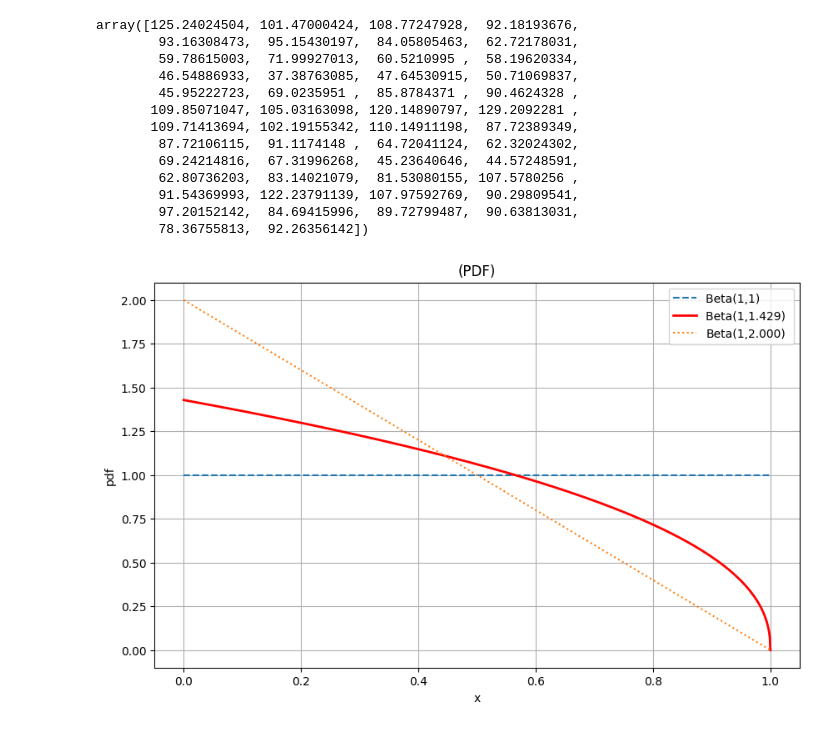
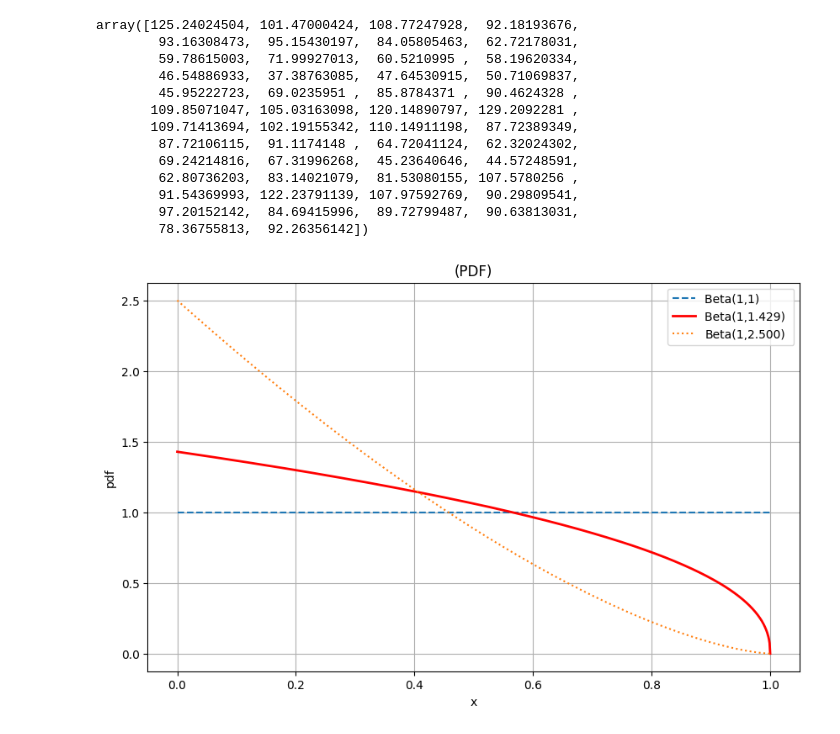
Before and after one commit to Silver439/Pilot, a Jupyter notebook: group_generate.ipynb, the cells around one changed output. Drawn from its saved outputs; the diff is of its cells as text; code cells hidden in the pictures.

```diff
--- a/group_generate.ipynb
+++ b/group_generate.ipynb
@@ -228,32 +228,30 @@ array([125.24024504, 101.47000424, 108.77247928,  92.18193676,
 # %%
 import numpy as np
 import matplotlib.pyplot as plt
 from scipy.stats import beta
 
-# 设置参数
 a = 1
-b = 1/0.7  # ≈1.428
-c = 1/0.5  # ≈1.428
+b = 1/0.7
+c = 1/0.4
 
-# 生成x轴数据
 x = np.linspace(0, 1, 1000)
 
 # 计算不同参数下的Beta分布PDF
-y1 = beta.pdf(x, a=1, b=1)          # 均匀分布
-y2 = beta.pdf(x, a=1, b=b)      # 函数中使用的参数
-y3 = beta.pdf(x, a=1, b=c)        # 对比案例：b<1
+y1 = beta.pdf(x, a=1, b=1)
+y2 = beta.pdf(x, a=1, b=b)
+y3 = beta.pdf(x, a=1, b=c)
 
 # 绘制图形
 plt.figure(figsize=(10, 6))
 plt.plot(x, y1, label='Beta(1,1) ', linestyle='--')
 plt.plot(x, y2, label=f'Beta(1,{b:.3f}) ', linewidth=2, color='red')
 plt.plot(x, y3, label=f'Beta(1,{c:.3f})', linestyle=':')
 
 plt.title('(PDF)')
 plt.xlabel('x')
 plt.ylabel('pdf')
 plt.legend()
 plt.grid(True)
 plt.show()
 # %% [output]
-[figure, old version]
+[figure, new version]
```
Also changed, not shown: parts of 2 cells of this notebook, 58 other files.
